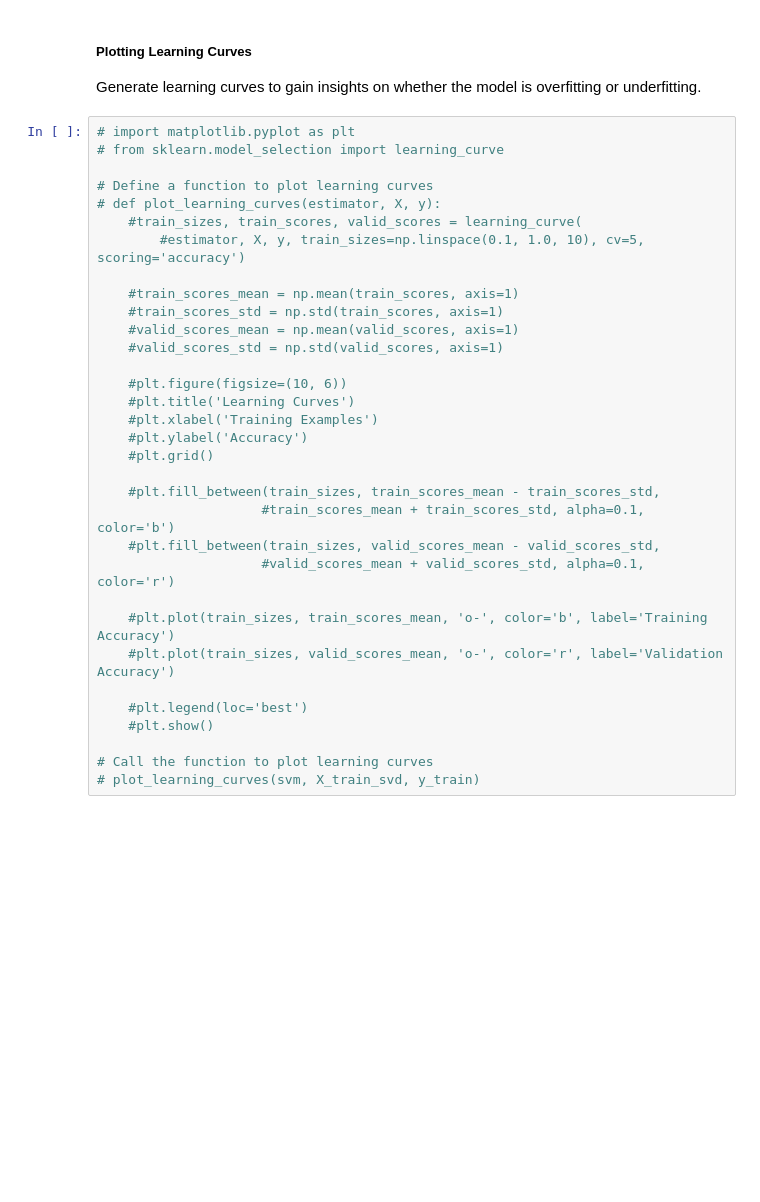
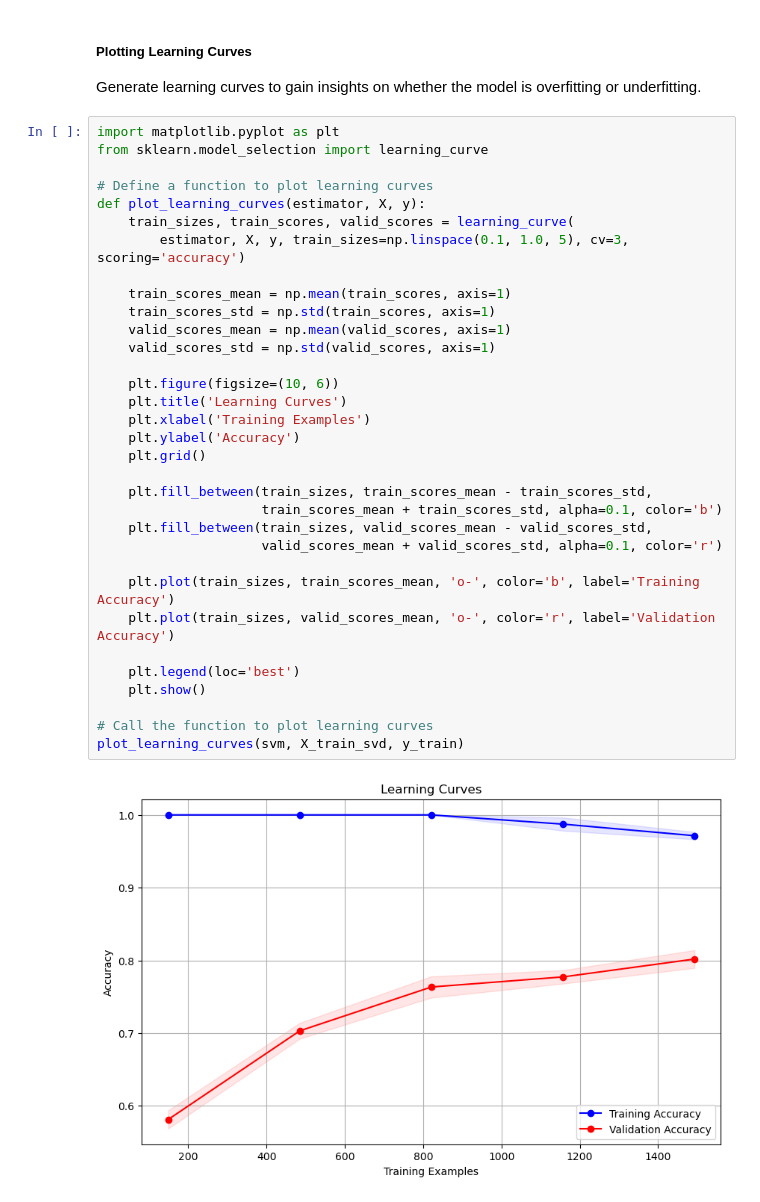
Before and after one commit to nyaberimauti/Speech-Recognition-Project, a Jupyter notebook: index.ipynb, the cells around one changed output. Drawn from its saved outputs; the diff is of its cells as text; blank space fills up the shorter version.

Commit message:
Plotted learning curves

```diff
--- a/index.ipynb
+++ b/index.ipynb
@@ -493,35 +493,37 @@ plt.show()
 
 Generate learning curves to gain insights on whether the model is overfitting or underfitting.
 # %%
-# import matplotlib.pyplot as plt
-# from sklearn.model_selection import learning_curve
+import matplotlib.pyplot as plt
+from sklearn.model_selection import learning_curve
 
 # Define a function to plot learning curves
-# def plot_learning_curves(estimator, X, y):
-    #train_sizes, train_scores, valid_scores = learning_curve(
-        #estimator, X, y, train_sizes=np.linspace(0.1, 1.0, 10), cv=5, scoring='accuracy')
+def plot_learning_curves(estimator, X, y):
+    train_sizes, train_scores, valid_scores = learning_curve(
+        estimator, X, y, train_sizes=np.linspace(0.1, 1.0, 5), cv=3, scoring='accuracy')
 
-    #train_scores_mean = np.mean(train_scores, axis=1)
-    #train_scores_std = np.std(train_scores, axis=1)
-    #valid_scores_mean = np.mean(valid_scores, axis=1)
-    #valid_scores_std = np.std(valid_scores, axis=1)
+    train_scores_mean = np.mean(train_scores, axis=1)
+    train_scores_std = np.std(train_scores, axis=1)
+    valid_scores_mean = np.mean(valid_scores, axis=1)
+    valid_scores_std = np.std(valid_scores, axis=1)
 
-    #plt.figure(figsize=(10, 6))
-    #plt.title('Learning Curves')
-    #plt.xlabel('Training Examples')
-    #plt.ylabel('Accuracy')
-    #plt.grid()
+    plt.figure(figsize=(10, 6))
+    plt.title('Learning Curves')
+    plt.xlabel('Training Examples')
+    plt.ylabel('Accuracy')
+    plt.grid()
 
-    #plt.fill_between(train_sizes, train_scores_mean - train_scores_std,
-                     #train_scores_mean + train_scores_std, alpha=0.1, color='b')
-    #plt.fill_between(train_sizes, valid_scores_mean - valid_scores_std,
-                     #valid_scores_mean + valid_scores_std, alpha=0.1, color='r')
+    plt.fill_between(train_sizes, train_scores_mean - train_scores_std,
+                     train_scores_mean + train_scores_std, alpha=0.1, color='b')
+    plt.fill_between(train_sizes, valid_scores_mean - valid_scores_std,
+                     valid_scores_mean + valid_scores_std, alpha=0.1, color='r')
 
-    #plt.plot(train_sizes, train_scores_mean, 'o-', color='b', label='Training Accuracy')
-    #plt.plot(train_sizes, valid_scores_mean, 'o-', color='r', label='Validation Accuracy')
+    plt.plot(train_sizes, train_scores_mean, 'o-', color='b', label='Training Accuracy')
+    plt.plot(train_sizes, valid_scores_mean, 'o-', color='r', label='Validation Accuracy')
 
-    #plt.legend(loc='best')
-    #plt.show()
+    plt.legend(loc='best')
+    plt.show()
 
 # Call the function to plot learning curves
-# plot_learning_curves(svm, X_train_svd, y_train)
+plot_learning_curves(svm, X_train_svd, y_train)
+# %% [output]
+[figure, added]
```
Also changed, not shown: parts of 3 cells of this notebook.
